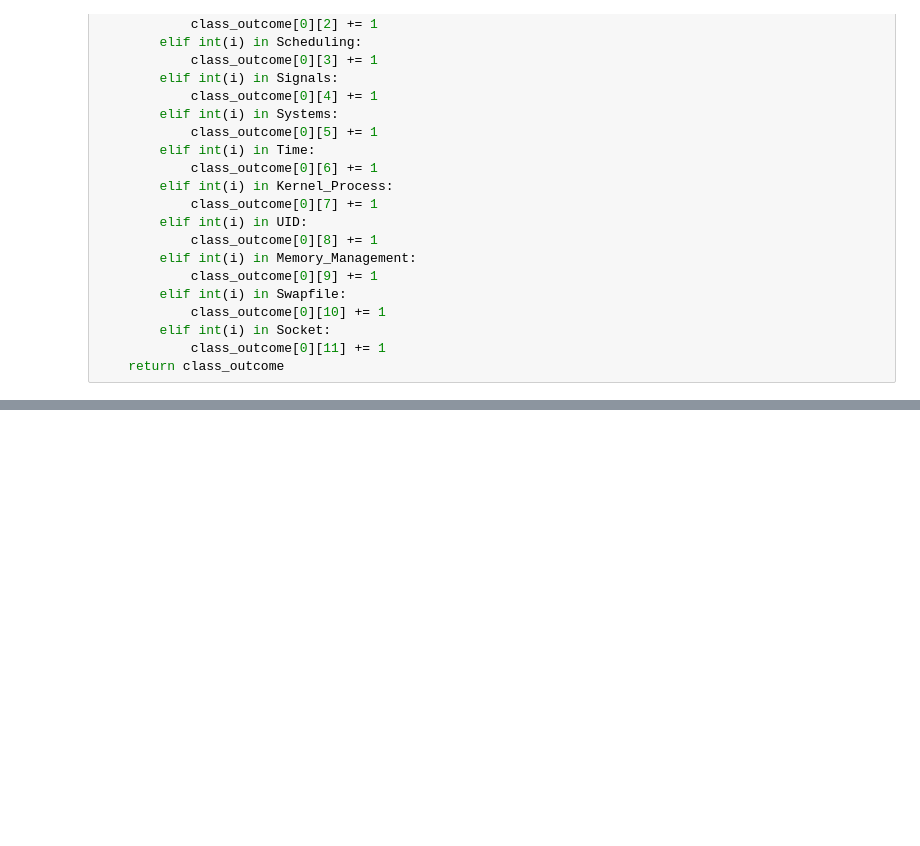
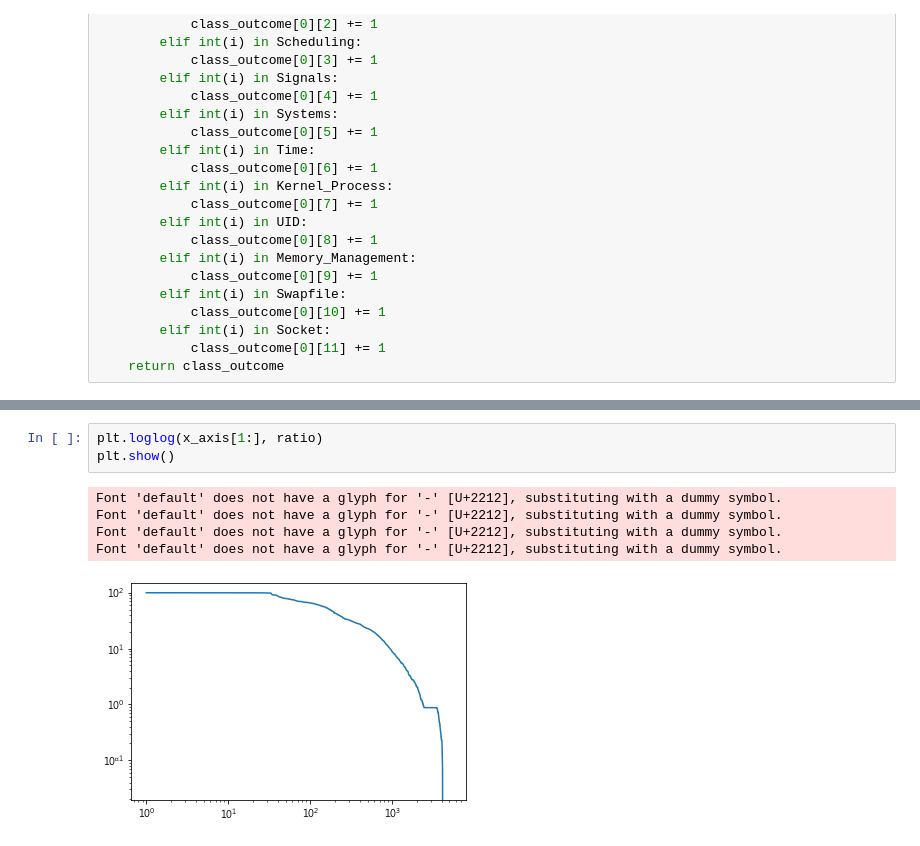
Before and after one commit to star32134212/Graph_Mining_Project, a Jupyter notebook: GraphMiningProject.ipynb, the cells around one changed output, grey strips where cells are left out. Saved outputs shown, nothing was run; the diff lists cells and outputs as text; blank space fills up the shorter version.

```diff
--- a/GraphMiningProject.ipynb
+++ b/GraphMiningProject.ipynb
@@ -677,0 +753,9 @@ attack data下各類別system call單序列平均呼叫次數
+# %%
+plt.loglog(x_axis[1:], ratio)
+plt.show()
+# %% [output]
+Font 'default' does not have a glyph for '-' [U+2212], substituting with a dummy symbol.
+Font 'default' does not have a glyph for '-' [U+2212], substituting with a dummy symbol.
+Font 'default' does not have a glyph for '-' [U+2212], substituting with a dummy symbol.
+Font 'default' does not have a glyph for '-' [U+2212], substituting with a dummy symbol.
+[figure, added]
```
Also changed, not shown: parts of 6 cells of this notebook.
